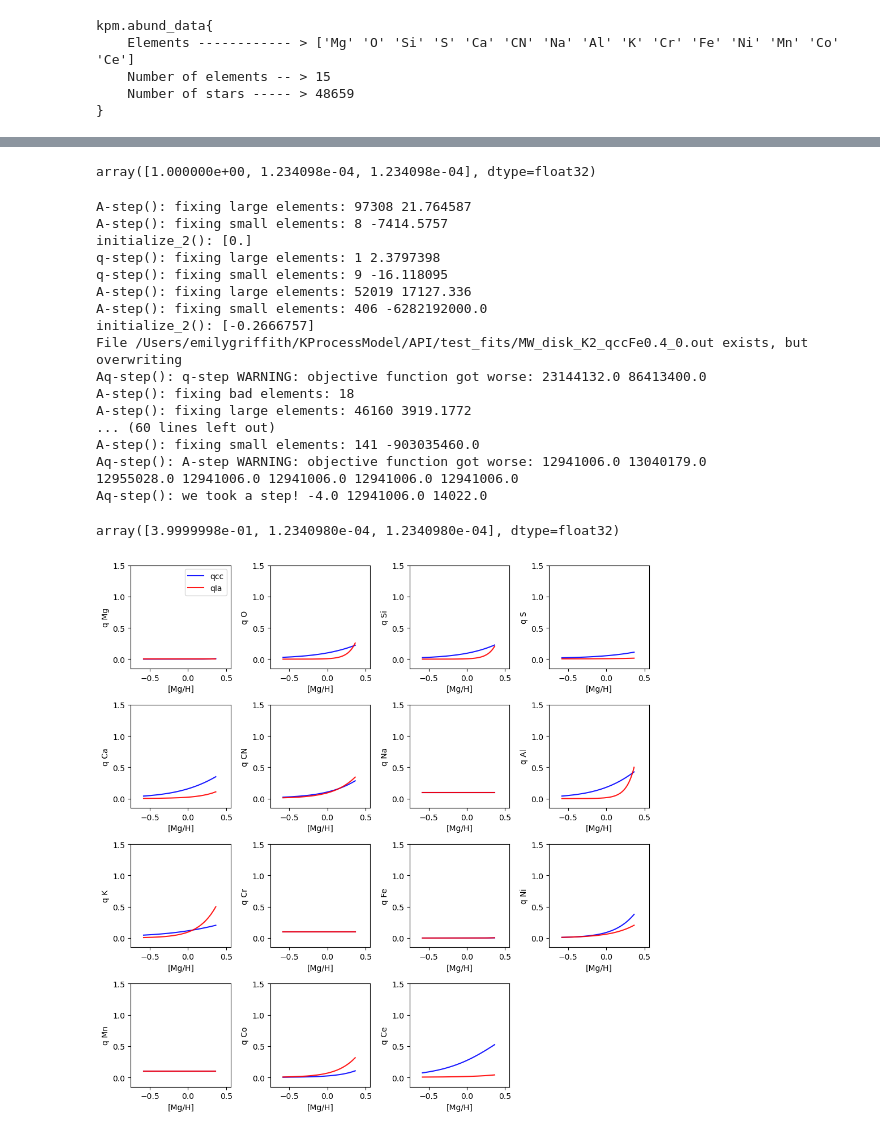
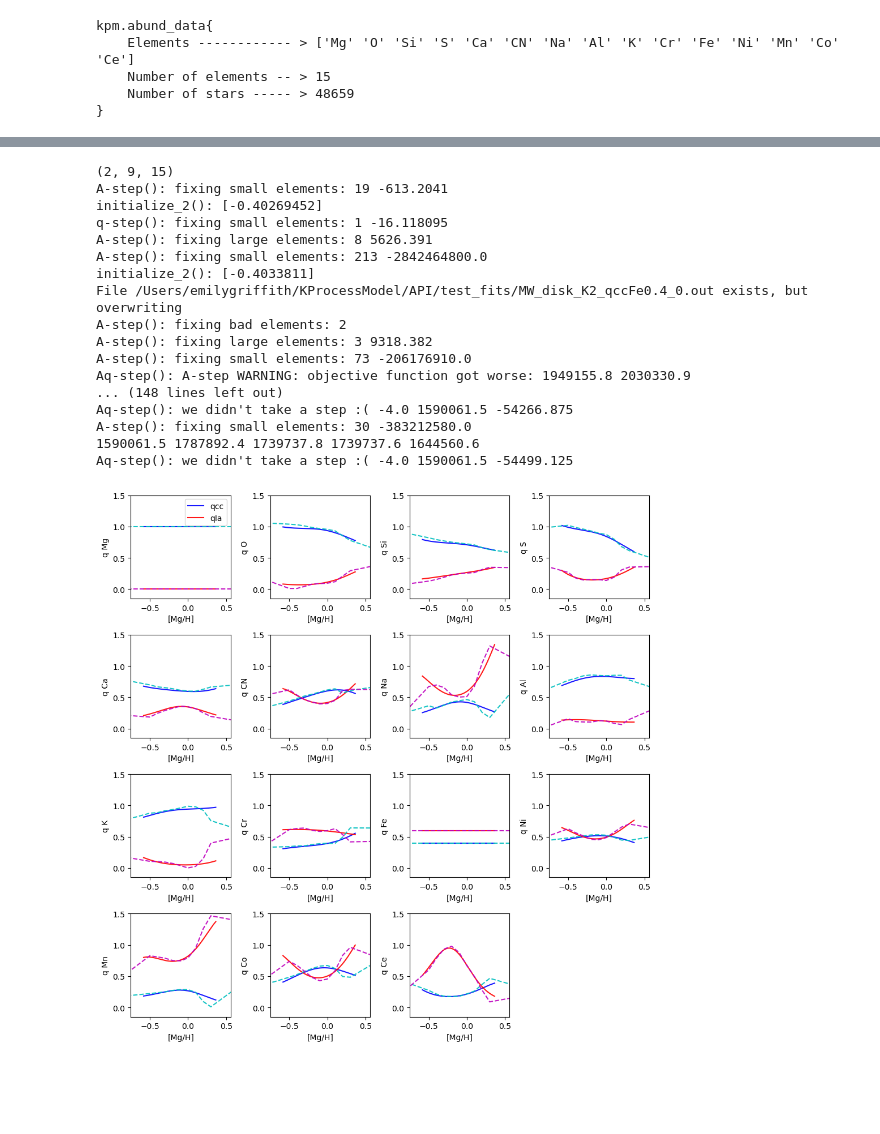
Before and after one commit to 13emilygriffith/KProcessModel, a Jupyter notebook: API/testing.ipynb, the cells around one changed output, grey strips where cells are left out. Cells and saved outputs as stored; diff of their text form; code cells hidden in the pictures; blank space fills up the shorter version.

Commit message:
fixed vmap and initialization bugs

```diff
--- a/API/testing.ipynb
+++ b/API/testing.ipynb
@@ -25,4 +27,4 @@ kpm.abund_data{
     Number of stars ----- > 48659
 }
 # %%
-fixed = kpm.fixed_params(data, K=2, J=3)
+fixed = kpm.fixed_params(data, K=2, J=9)
@@ -49,2 +46,3 @@ kpm.fixed_params{
 # %%
-data, fit = kpm.initialize_2(data, fixed)
+#data, fit = kpm.initialize_2(data, fixed)
+# dont need this, initialization done in run_kpm
@@ -61,37 +49,41 @@ initialize_2(): [0.]
-# %%
-np.exp(fit.lnq_pars[0,:,0])
-# %% [output]
-array([1.000000e+00, 1.234098e-04, 1.234098e-04], dtype=float32)
 # %%
 # Fix this filename
 file = '/Users/emilygriffith/KProcessModel/API/test_fits'
-data, fixed, fit = kpm.run_kpm(data, fixed, file, 'MW_disk', N_itters=3, overwrite=True)
+data, fixed, fit = kpm.run_kpm(data, fixed, file, 'MW_disk', N_itters=16, overwrite=True)
 # %% [output]
-A-step(): fixing large elements: 97308 21.764587
-A-step(): fixing small elements: 8 -7414.5757
-initialize_2(): [0.]
-q-step(): fixing large elements: 1 2.3797398
-q-step(): fixing small elements: 9 -16.118095
-A-step(): fixing large elements: 52019 17127.336
-A-step(): fixing small elements: 406 -6282192000.0
-initialize_2(): [-0.2666757]
+(2, 9, 15)
+A-step(): fixing small elements: 19 -613.2041
+initialize_2(): [-0.40269452]
+q-step(): fixing small elements: 1 -16.118095
+A-step(): fixing large elements: 8 5626.391
+A-step(): fixing small elements: 213 -2842464800.0
+initialize_2(): [-0.4033811]
 File /Users/emilygriffith/KProcessModel/API/test_fits/MW_disk_K2_qccFe0.4_0.out exists, but overwriting
-Aq-step(): q-step WARNING: objective function got worse: 23144132.0 86413400.0
-A-step(): fixing bad elements: 18
-A-step(): fixing large elements: 46160 3919.1772
-... (60 lines left out)
-A-step(): fixing small elements: 141 -903035460.0
-Aq-step(): A-step WARNING: objective function got worse: 12941006.0 13040179.0
-12955028.0 12941006.0 12941006.0 12941006.0 12941006.0
-Aq-step(): we took a step! -4.0 12941006.0 14022.0
+A-step(): fixing bad elements: 2
+A-step(): fixing large elements: 3 9318.382
+A-step(): fixing small elements: 73 -206176910.0
+Aq-step(): A-step WARNING: objective function got worse: 1949155.8 2030330.9
+... (148 lines left out)
+Aq-step(): we didn't take a step :( -4.0 1590061.5 -54266.875
+A-step(): fixing small elements: 30 -383212580.0
+1590061.5 1787892.4 1739737.8 1739737.6 1644560.6
+Aq-step(): we didn't take a step :( -4.0 1590061.5 -54499.125
-# %%
-np.exp(fit.lnq_pars[0,:,10])
-# %% [output]
-array([3.9999998e-01, 1.2340980e-04, 1.2340980e-04], dtype=float32)
+# %%
+hdu1 = fits.open('/Users/emilygriffith/Desktop/Tables/KPM_qcc_K2.fits')
+hdu2 = fits.open('/Users/emilygriffith/Desktop/Tables/KPM_qIa_K2.fits')
 # %%
 kpm.plot_qs(data, fixed, fit)
+
+for i in range(data.M):
+    plt.subplot(4,4,i+1)
+    MgH = hdu1[1].data.Mg_H
+    qcc = hdu1[1].data['qcc_'+data.elements[i]]
+    qIa = hdu2[1].data['qIa_'+data.elements[i]]
+
+    plt.plot(MgH, qcc, 'c--', alpha=0.9, label='qcc_old')
+    plt.plot(MgH, qIa, 'm--', alpha=0.9, label='qIa_old')
 # %% [output]
-[figure, old version]
+[figure, new version]
 # %%
 kpm.plot_As(fit)
 # %% [output]
```
Also changed, not shown: parts of 8 cells of this notebook, 3 other files.
